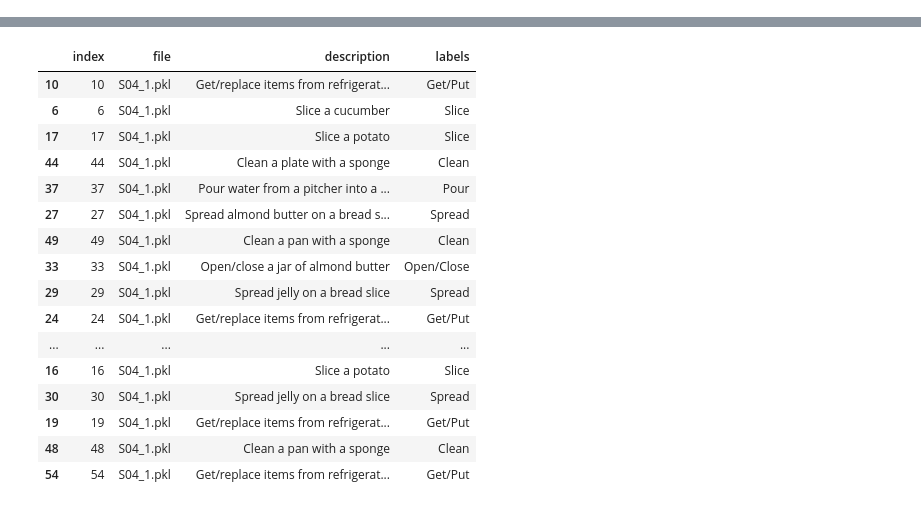
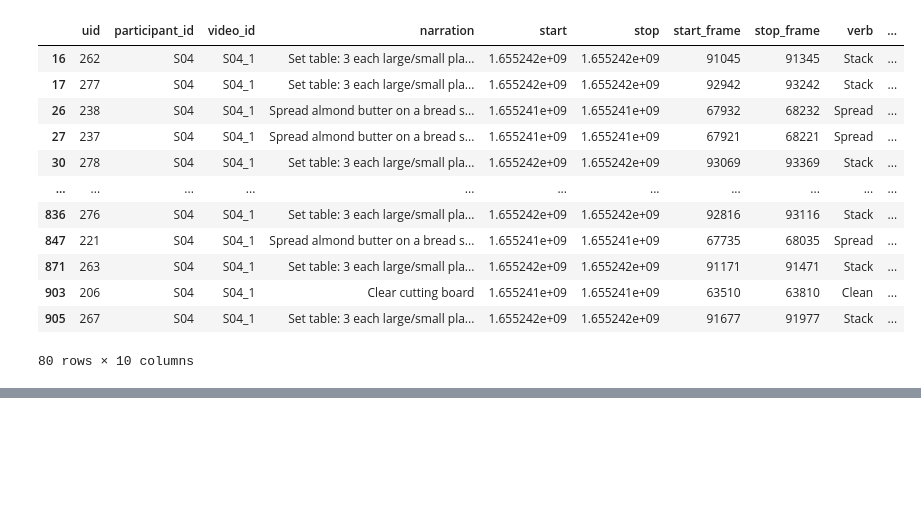
Before and after one commit to AmorosoLaura/aml23-ego, a Jupyter notebook: action_net_rgb_extraction.ipynb, the cells around one changed output, grey strips where cells are left out. Saved outputs shown, nothing was run; the diff lists cells and outputs as text; code cells hidden in the pictures; blank space fills up the shorter version.

Commit message:
updated features extraction

```diff
--- a/action_net_rgb_extraction.ipynb
+++ b/action_net_rgb_extraction.ipynb
@@ -222 +246,19 @@ df
+# %%
+data2 = pd.read_pickle('action_net_annotations_extraction/S04_test.pkl')
+
+data2
+# %% [output]
+|  | uid | participant_id | video_id | narration | start | stop | start_frame | stop_frame | verb | ... |
+| 16 | 262 | S04 | S04_1 | Set table: 3 each large/small pla... | 1.655242e+09 | 1.655242e+09 | 91045 | 91345 | Stack | ... |
+| 17 | 277 | S04 | S04_1 | Set table: 3 each large/small pla... | 1.655242e+09 | 1.655242e+09 | 92942 | 93242 | Stack | ... |
+| 26 | 238 | S04 | S04_1 | Spread almond butter on a bread s... | 1.655241e+09 | 1.655241e+09 | 67932 | 68232 | Spread | ... |
+| 27 | 237 | S04 | S04_1 | Spread almond butter on a bread s... | 1.655241e+09 | 1.655241e+09 | 67921 | 68221 | Spread | ... |
+| 30 | 278 | S04 | S04_1 | Set table: 3 each large/small pla... | 1.655242e+09 | 1.655242e+09 | 93069 | 93369 | Stack | ... |
+| ... | ... | ... | ... | ... | ... | ... | ... | ... | ... | ... |
+| 836 | 276 | S04 | S04_1 | Set table: 3 each large/small pla... | 1.655242e+09 | 1.655242e+09 | 92816 | 93116 | Stack | ... |
+| 847 | 221 | S04 | S04_1 | Spread almond butter on a bread s... | 1.655241e+09 | 1.655241e+09 | 67735 | 68035 | Spread | ... |
+| 871 | 263 | S04 | S04_1 | Set table: 3 each large/small pla... | 1.655242e+09 | 1.655242e+09 | 91171 | 91471 | Stack | ... |
+| 903 | 206 | S04 | S04_1 | Clear cutting board | 1.655241e+09 | 1.655241e+09 | 63510 | 63810 | Clean | ... |
+| 905 | 267 | S04 | S04_1 | Set table: 3 each large/small pla... | 1.655242e+09 | 1.655242e+09 | 91677 | 91977 | Stack | ... |
+80 rows × 10 columns
 # %%
@@ -239,27 +279,3 @@ df
 | 270 | 270 | P04 | P04_01 | Load dishwasher: 3 each large/sma... | Load dishwasher: 3 each large/sma... | 9 | 1.655242e+09 | 1.655242e+09 | ... |
 | 102 | 102 | P04 | P04_01 | Peel a potato | Peel a potato | 17 | 1.655241e+09 | 1.655241e+09 | ... |
 242 rows × 10 columns
-# %%
-import pandas as pd
-
-df = pd.read_pickle('action-net/ActionNet_train.pkl')
-df = df[df['file'] == 'S04_1.pkl']
-df
-# %% [output]
-|  | index | file | description | labels |
-| 10 | 10 | S04_1.pkl | Get/replace items from refrigerat... | Get/Put |
-| 6 | 6 | S04_1.pkl | Slice a cucumber | Slice |
-| 17 | 17 | S04_1.pkl | Slice a potato | Slice |
-| 44 | 44 | S04_1.pkl | Clean a plate with a sponge | Clean |
-| 37 | 37 | S04_1.pkl | Pour water from a pitcher into a ... | Pour |
-| 27 | 27 | S04_1.pkl | Spread almond butter on a bread s... | Spread |
-| 49 | 49 | S04_1.pkl | Clean a pan with a sponge | Clean |
-| 33 | 33 | S04_1.pkl | Open/close a jar of almond butter | Open/Close |
-| 29 | 29 | S04_1.pkl | Spread jelly on a bread slice | Spread |
-| 24 | 24 | S04_1.pkl | Get/replace items from refrigerat... | Get/Put |
-| ... | ... | ... | ... | ... |
-| 16 | 16 | S04_1.pkl | Slice a potato | Slice |
-| 30 | 30 | S04_1.pkl | Spread jelly on a bread slice | Spread |
-| 19 | 19 | S04_1.pkl | Get/replace items from refrigerat... | Get/Put |
-| 48 | 48 | S04_1.pkl | Clean a pan with a sponge | Clean |
-| 54 | 54 | S04_1.pkl | Get/replace items from refrigerat... | Get/Put |
```
Also changed, not shown: parts of 10 cells of this notebook, 9 other files.
